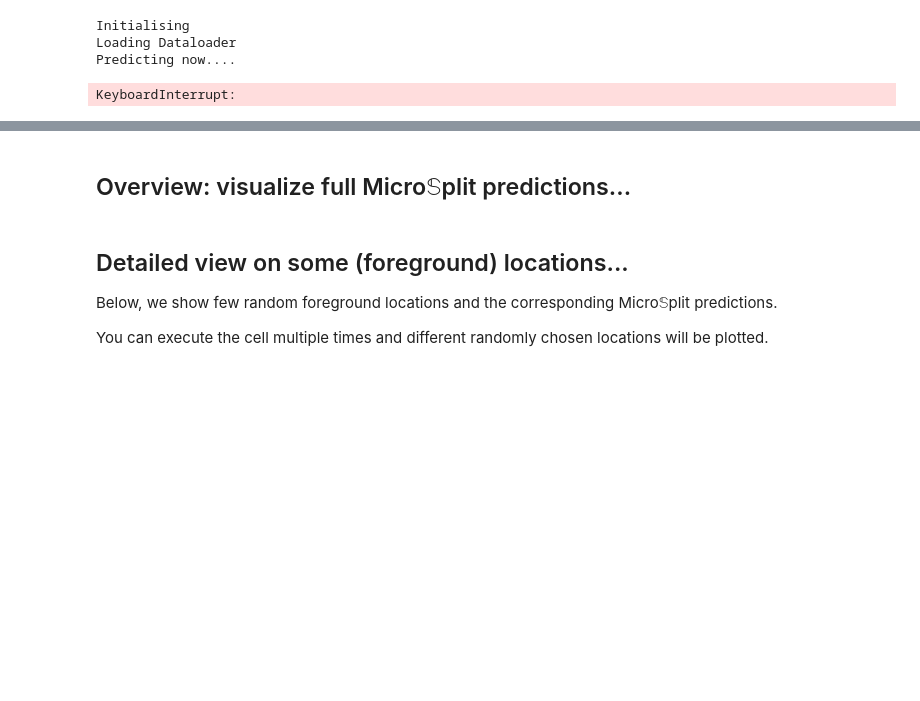
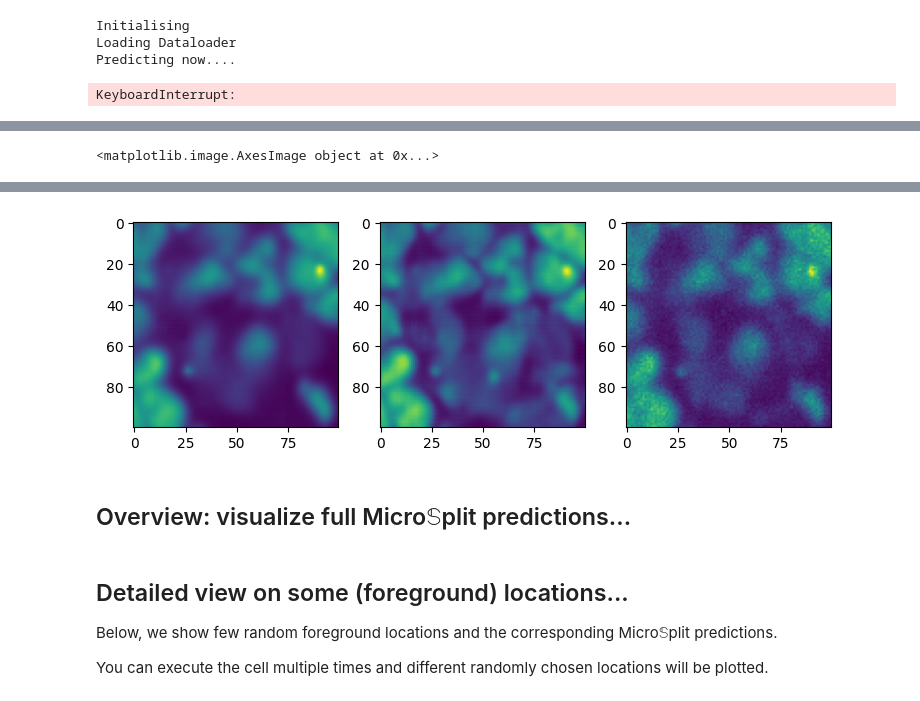
Before and after one commit to AmanKukde/MicroSplit-reproducibility, a Jupyter notebook: examples/3D/HT_H24/02_predict_sw.ipynb, the cells around one changed output, grey strips where cells are left out. Saved outputs shown, nothing was run; the diff lists cells and outputs as text; code cells hidden in the pictures; blank space fills up the shorter version.

```diff
--- a/examples/3D/HT_H24/02_predict_sw.ipynb
+++ b/examples/3D/HT_H24/02_predict_sw.ipynb
@@ -355,7 +348,7 @@ Loading Dataloader
 Predicting now....
 KeyboardInterrupt:
 # %%
-# from microsplit_reproducibility.notebook_utils.HT_H24 import get_unnormalized_predictions, get_target, get_input
+from microsplit_reproducibility.notebook_utils.HT_H24 import get_unnormalized_predictions, get_target, get_input
 
 # # Here we use a small helper function that returns the final results
 # # after performing Inner Padding, as mentioned above.
@@ -377,6 +370,6 @@ KeyboardInterrupt:
 #     num_workers=experiment_params['num_workers'],
 #     batch_size=8)
 
-# # load inputs and noisy targets (needed for plotting later on)
-# inp = get_input(dset)
-# tar = get_target(dset)
+# load inputs and noisy targets (needed for plotting later on)
+inp = get_input(test_dset)
+tar = get_target(test_dset)
@@ -385,0 +376,6 @@ from usplit.core.tiff_reader import save_tiff
+# %%
+import tifffile as tf
+swt = tf.imread('/group/jug/aman/prediction_ht_h24_3d.tiff')
+og = tf.imread('/group/jug/aman/og.tiff')[:,:,16:-16,16:-16,:]
+tar = tar[:,:,16:-16,16:-16,:]
+print(og.shape,swt.shape,tar.shape)
@@ -385,0 +403,14 @@ from usplit.core.tiff_reader import save_tiff
+# %%
+x = 1206; y=1206
+i = 100
+plt.figure(figsize = (9,16))
+plt.subplot(131)
+plt.imshow(og[0,0,x:x+i,y:y+i,1])
+# plt.imshow(og[0,0,...,1])
+plt.subplot(132)
+# plt.imshow(swt[0,0,...,1])
+plt.imshow(swt[0,0,x:x+i,y:y+i,1])
+plt.subplot(133)
+# plt.imshow(tar[0,0,...,1])
+plt.imshow(tar[0,0,x:x+i,y:y+i,1])
+# %% [output]
@@ -385,0 +418 @@ from usplit.core.tiff_reader import save_tiff
+<matplotlib.image.AxesImage object at 0x...>
@@ -386,3 +420,4 @@ from usplit.core.tiff_reader import save_tiff
+[figure, added]
 # %%
 save_dir = Path('predictions')
 save_dir.mkdir(parents=True, exist_ok=True)
```
Also changed, not shown: parts of 7 cells of this notebook, 14 other files.
